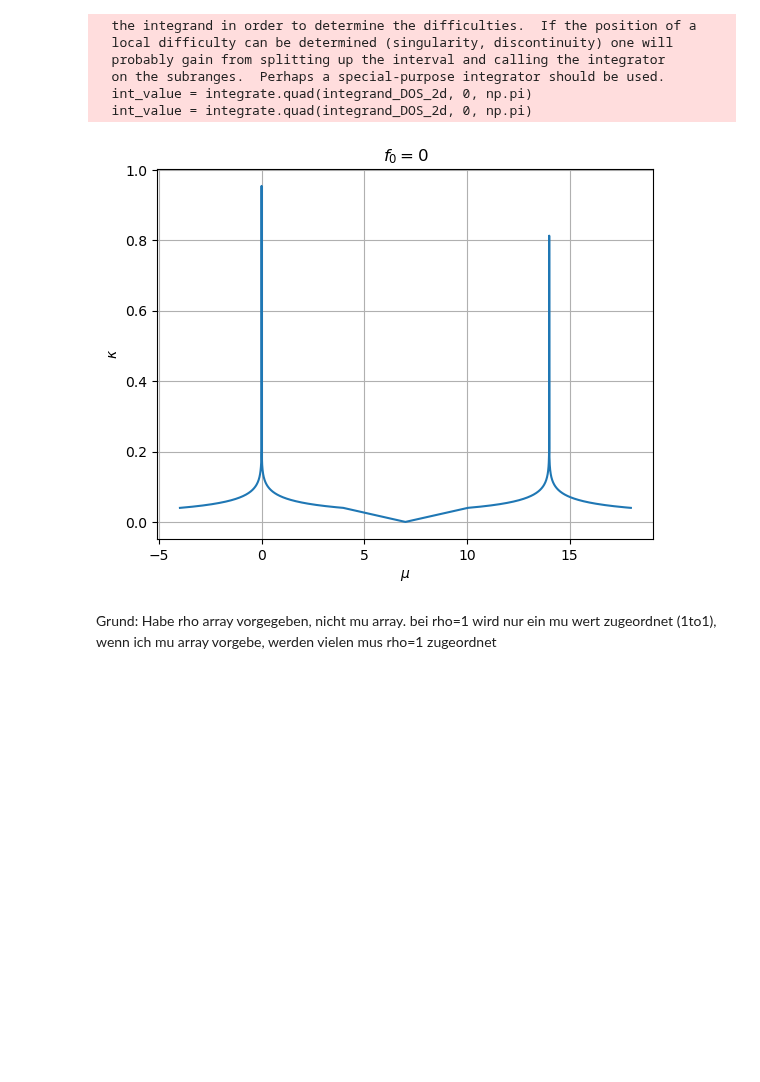
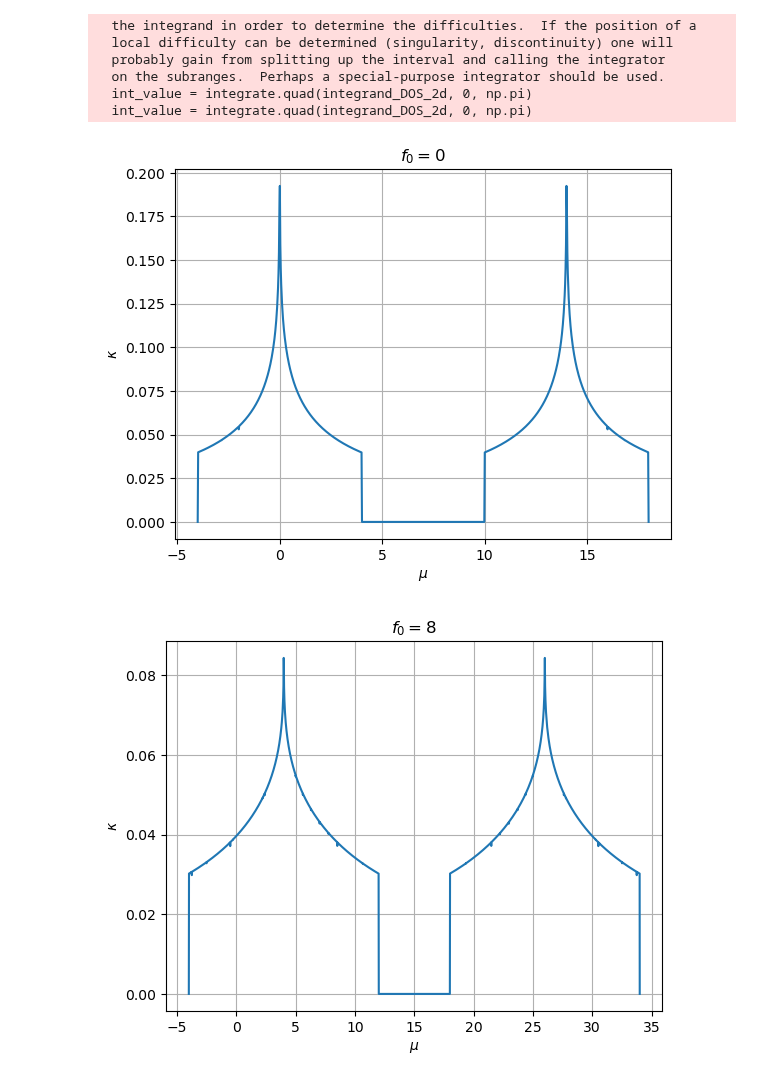
Before and after one commit to janjhch/bachelorthesis, a Jupyter notebook: meanfield/landau_f0_2d.ipynb, the cells around one changed output. Drawn from its saved outputs; the diff is of its cells as text; code cells hidden in the pictures; blank space fills up the shorter version.

Commit message:
Fixed VSC, Calculated Kappa for HKL. Limit not Perfect yet

```diff
--- a/meanfield/landau_f0_2d.ipynb
+++ b/meanfield/landau_f0_2d.ipynb
@@ -106,3 +106,6 @@ def create_mu_and_rho_arrays_landau(U, f_0, N):
     rho_array = np.array(rho_list)
 
     return mu_array, rho_array
+
+mu_U14_f0, rho_U14_f0 = create_mu_and_rho_arrays_landau(14, 0, 1000)
+one_plot(mu_U14_f0, rho_U14_f0, r'$\mu$', r'$\rho$', r'$f_0 = 0$')
@@ -108,0 +114,3 @@ def create_mu_and_rho_arrays_landau(U, f_0, N):
+# %%
+mu_U14_f8, rho_U14_f8 = create_mu_and_rho_arrays_landau(14, 8, 5000)
+one_plot(mu_U14_f8, rho_U14_f8, r'$\mu$', r'$\rho$', r'$f_0 = 8$')
@@ -147,20 +157,8 @@ def create_kappa_list(rho_array, mu_array, U, f_0):
 
     return kappa_list
 
-def create_kappa_hk_list(mu_array, U):
-    kappa_list = []
-
-    for mu_i in mu_array:
-#        print(rho_array[i])
-        try:
-            kappa_i = kappa_hk_2d(mu_i, U)
-            kappa_list.append(kappa_i)
-        except RuntimeError:
-            kappa_list.append(np.nan)
-
-    return kappa_list
-
-kappa_U14_f0 = create_kappa_hk_list(mu_U_14_f0_0, 14)
+kappa_U14_f0 = create_kappa_list(rho_U14_f0, mu_U14_f0, 14, 0)
+kappa_U14_f8 = create_kappa_list(rho_U14_f8, mu_U14_f8, 14, 8)
 # %% [output]
   the integrand in order to determine the difficulties.  If the position of a
   local difficulty can be determined (singularity, discontinuity) one will
@@ -169,9 +167,8 @@ kappa_U14_f0 = create_kappa_hk_list(mu_U_14_f0_0, 14)
   int_value = integrate.quad(integrand_DOS_2d, 0, np.pi)
   int_value = integrate.quad(integrand_DOS_2d, 0, np.pi)
 # %%
-#one_plot(rho_values[1:], kappa_U14_f0[1:], r'$\rho$', r'$\kappa$', r'$f_0 = 0$')
-one_plot(mu_U_14_f0_0[1:], kappa_U14_f0[1:], r'$\mu$', r'$\kappa$', r'$f_0 = 0$')
+one_plot(mu_U14_f0, kappa_U14_f0, r'$\mu$', r'$\kappa$', r'$f_0=0$')
+one_plot(mu_U14_f8, kappa_U14_f8, r'$\mu$', r'$\kappa$', r'$f_0=8$')
 # %% [output]
-[figure, old version]
+[figure, new version]
+[figure, added]
-# %% [markdown]
-Grund: Habe rho array vorgegeben, nicht mu array. bei rho=1 wird nur ein mu wert zugeordnet (1to1), wenn ich mu array vorgebe, werden vielen mus rho=1 zugeordnet
```
Also changed, not shown: parts of 6 cells of this notebook.
